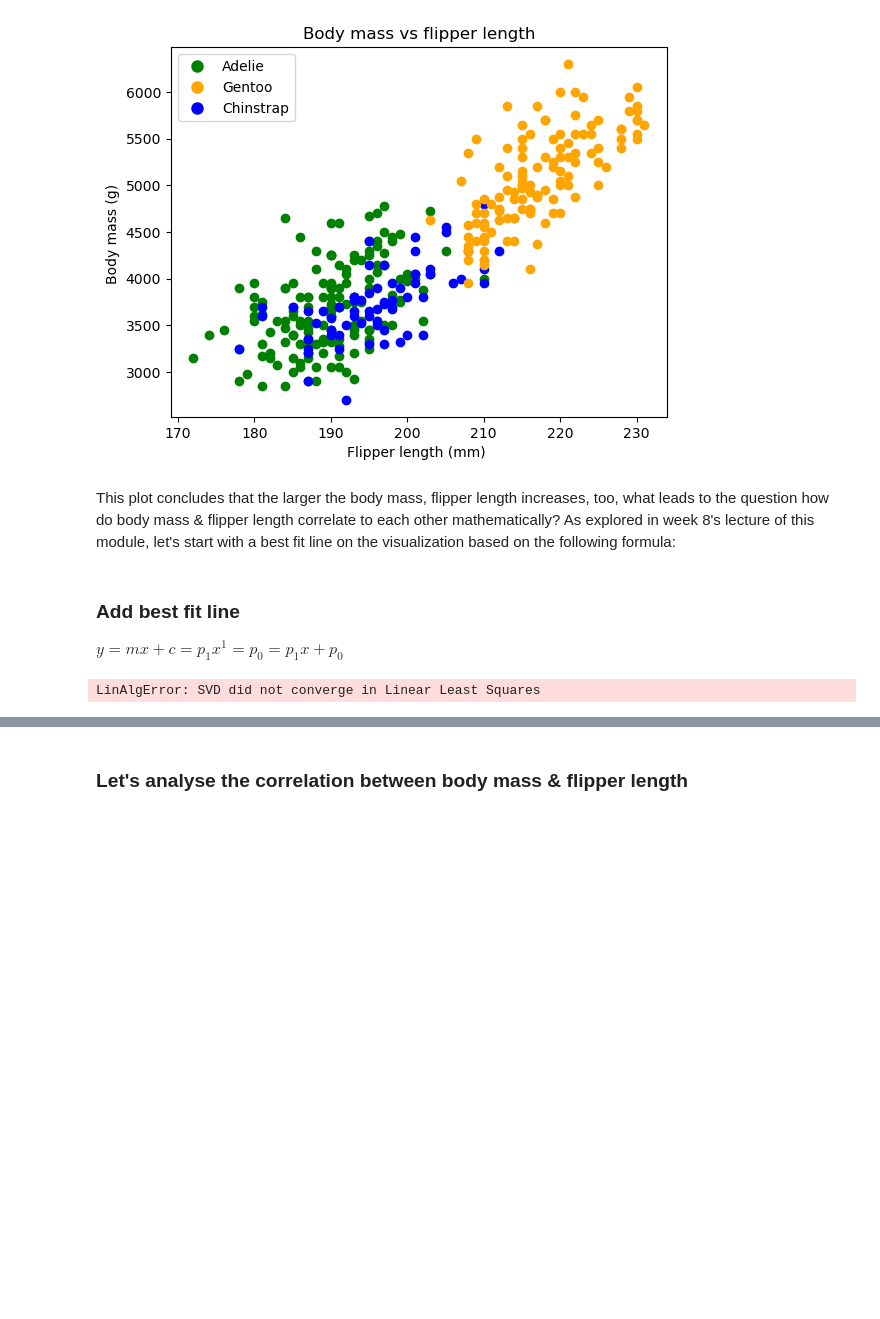
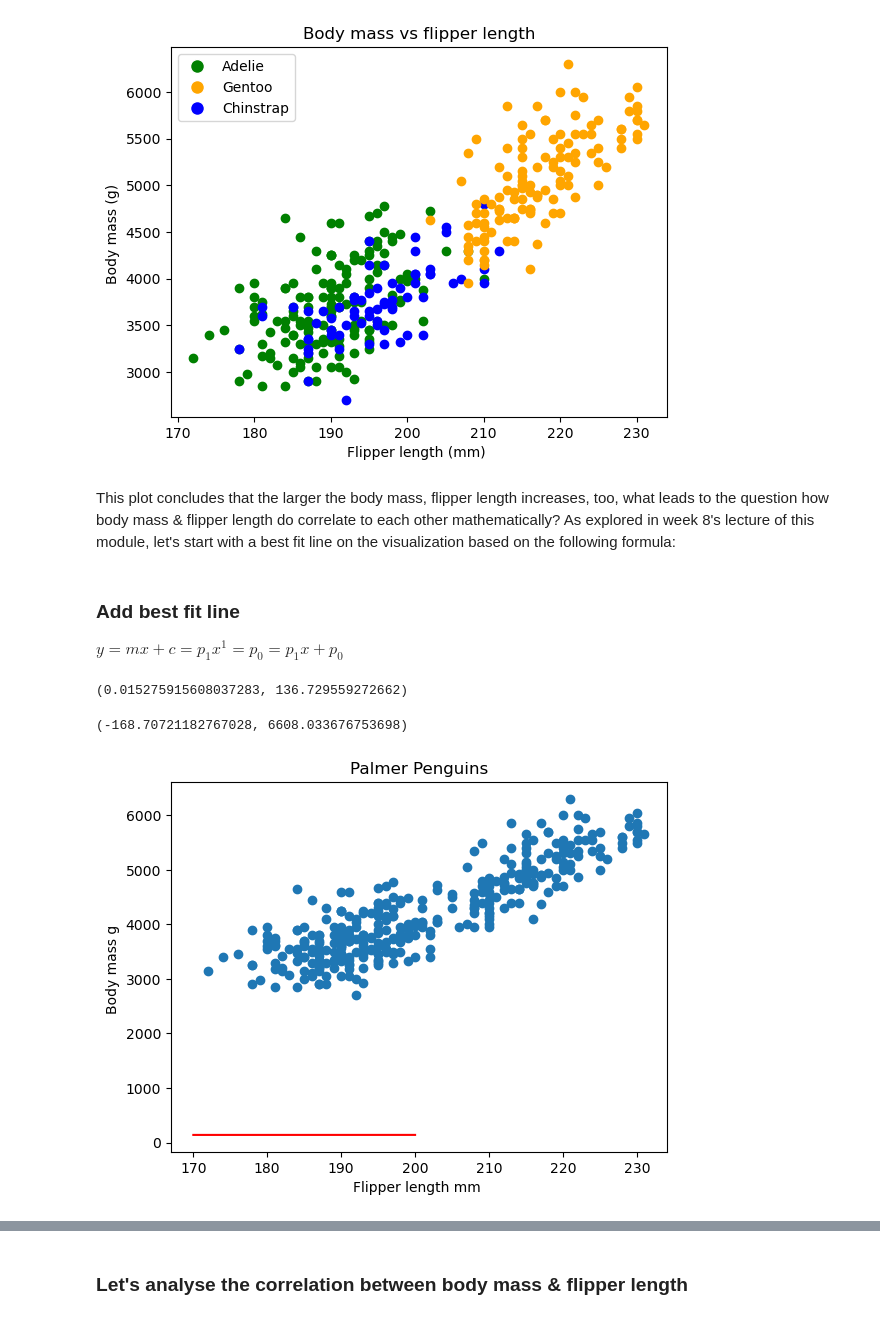
Before and after one commit to MattiDoubleU/Principles-of-Data-Analytics-Project, a Jupyter notebook: penguins.ipynb, the cells around one changed output, grey strips where cells are left out. Saved outputs shown, nothing was run; the diff lists cells and outputs as text; code cells hidden in the pictures; blank space fills up the shorter version.

Commit message:
Something wrong with best fit line

```diff
--- a/penguins.ipynb
+++ b/penguins.ipynb
@@ -536,23 +537,51 @@ plt.show()
 "\nplt.scatter(flen, bmass)\nplt.xlabel('Flipper Length (mm)')\nplt.ylabel('Body Mass (g)')\nplt.title('Scatter Plot of Flipper Length vs Body Mass')\nplt.show()\n"
 [figure]
 # %% [markdown]
-This plot concludes that the larger the body mass, flipper length increases, too, what leads to the question how do body mass & flipper length correlate to each other mathematically? As explored in week 8's lecture of this module, let's start with a best fit line on the visualization based on the following formula:
+This plot concludes that the larger the body mass, flipper length increases, too, what leads to the question how body mass & flipper length do correlate to each other mathematically? As explored in week 8's lecture of this module, let's start with a best fit line on the visualization based on the following formula:
 # %% [markdown]
 ### Add best fit line
 
 $ y = mx + c = p_1 x^1 = p_0 = p_1 x + p_0$
 # %%
+# Remove NaN values from both arrays simultaneously
+bmass_cleaned = bmass[~np.isnan(bmass)]
+flen_cleaned = flen[~np.isnan(flen)]
 
 # Fit a straight line between x and y.
-m, c = np.polyfit(flen, bmass, 1)
+m, c = np.polyfit(bmass_cleaned, flen_cleaned, 1)
 
-# Show m and c.
+# Show m & c
 m, c
 # %% [output]
-LinAlgError: SVD did not converge in Linear Least Squares
+(0.015275915608037283, 136.729559272662)
 # %%
 # X values for best fot line.
 bf_x = np.linspace(170, 200, 230)
 
 # Y values for best fit line.
 bf_y = m * bf_x + c
+# %%
+# Create a new figure and set of axes.
+fig, ax = plt.subplots(1, 1)
+
+# Simple Plot.
+ax.plot(flen_cleaned, bmass_cleaned, 'o')   # Displays as 'Os'
+
+# Simple Plot.
+ax.plot(bf_x, bf_y, 'r-')  # r is for red, - dash for line
+
+# Axis labels.
+ax.set_xlabel('Flipper length mm ')
+ax.set_ylabel('Body mass g ')
+
+# Title.
+ax.set_title('Palmer Penguins')
+
+# X limits.
+ax.set_xlim()
+
+# Y limits.
+ax.set_ylim()
+# %% [output]
+(-168.70721182767028, 6608.033676753698)
+[figure, added]
```
Also changed, not shown: parts of 7 cells of this notebook.
